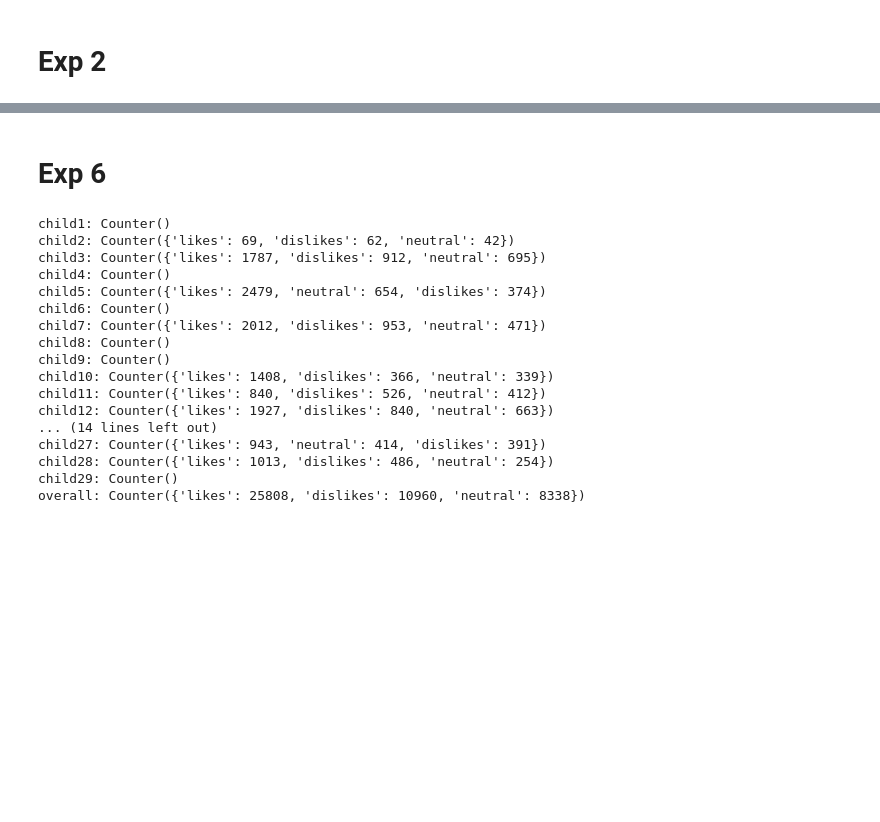
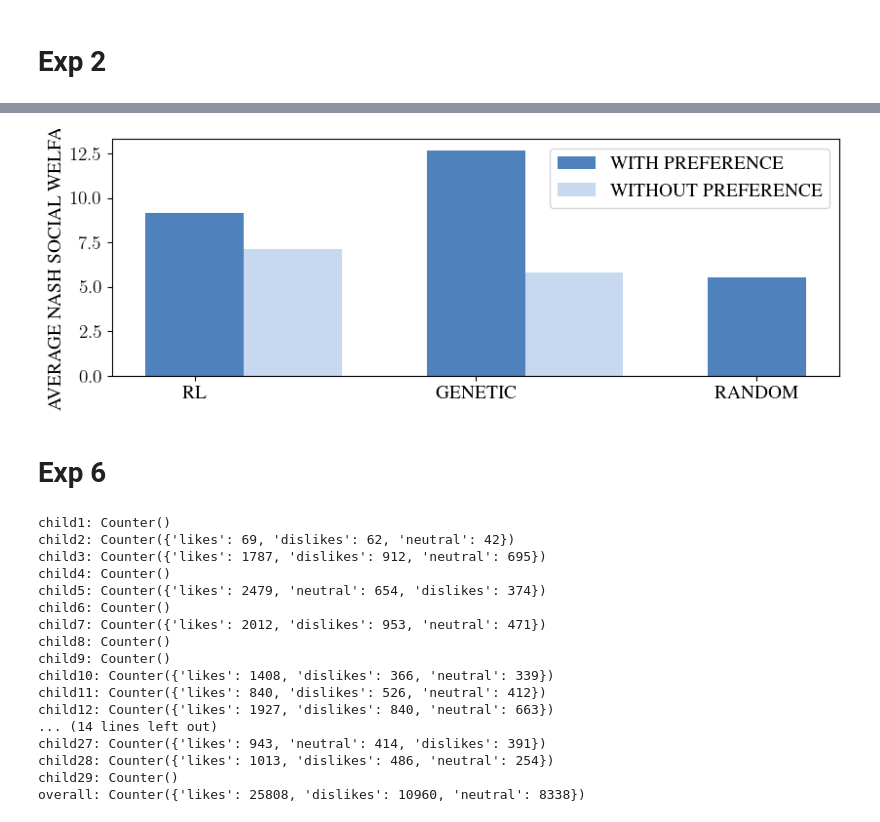
Before and after one commit to Laurie2905-JOHN/Masters_RL, a Jupyter notebook: notebooks/plotting.ipynb, the cells around one changed output, grey strips where cells are left out. Drawn from its saved outputs; the diff is of its cells as text; code cells hidden in the pictures; blank space fills up the shorter version.

Commit message:
nash social welfare tested

```diff
--- a/notebooks/plotting.ipynb
+++ b/notebooks/plotting.ipynb
@@ -2052,12 +2078,3 @@ plt.show()
 # plt.ylim([0.65, 1])
 
 # plt.show()
-# %%
-import json
-import matplotlib.pyplot as plt
-
-# Define the file path
-file_path = "/home/laurie2905/Masters Thesis/Masters_RL/scripts/preference/report_tests/saved_data/data/run_130/all_results.json"
-# Load the JSON data"
-with open(file_path, 'r') as file:
-    data = json.load(file)
@@ -3321,3 +3258,90 @@ plt.show()
+# %%
+import numpy as np
+import matplotlib.pyplot as plt
+import math
+
+# Set the academic color palette: light blue and dark blue
+colors = ['#4f81bd', '#c6d9f0', 'grey']  # Dark blue, light blue, and grey for random
+
+# Initialize lists for storing the Nash Social Welfare for each method
+rl_with = []
+rl_without = []
+genetic_with = []
+genetic_without = []
+random = None
+
+# Loop through each method in the data
+for method in data_dict.keys():
+    total_nash_social_welfare = 0
+    count = 0
+
+    # Sum the Nash Social Welfare across iterations and days
+    for iteration in range(10):
+        for day in range(1, 6):
+            utilities = data_dict[method][iteration]['predicted_utility'][str(day)].values()
+            product = math.prod(utilities)
+            n = len(utilities)
+
+            # Calculate Nash Social Welfare (geometric mean)
+            if n > 0:
+                nash_social_welfare = product ** (1 / n)
+            else:
+                nash_social_welfare = 0
+
+            total_nash_social_welfare += nash_social_welfare
+            count += 1
+
+    avg_nash_social_welfare = total_nash_social_welfare / count
+
+    # Assign the calculated average to the appropriate list
+    if 'random' in method:
+        random = avg_nash_social_welfare
+    elif 'rl' in method.lower():
+        if 'with_preference' in method:
+            rl_with.append(avg_nash_social_welfare)
+        elif 'without_preference' in method:
+            rl_without.append(avg_nash_social_welfare)
+    elif 'genetic' in method.lower():
+        if 'with_preference' in method:
+            genetic_with.append(avg_nash_social_welfare)
+        elif 'without_preference' in method:
+            genetic_without.append(avg_nash_social_welfare)
+
+# Average the results for methods that might have multiple entries
+rl_with = np.mean(rl_with) if rl_with else None
+rl_without = np.mean(rl_without) if rl_without else None
+genetic_with = np.mean(genetic_with) if genetic_with else None
+genetic_without = np.mean(genetic_without) if genetic_without else None
+
+# Prepare the data for plotting
+methods = ['RL', 'Genetic', 'Random']
+with_preferences = [rl_with, genetic_with, random]
+without_preferences = [rl_without, genetic_without]  # Exclude "None" for random
+
+# Adjust indices for plotting
+index = np.arange(len(methods))
+bar_width = 0.35  # Set the width of the bars
+
+fig, ax = plt.subplots(figsize=(8.27, 3))  # A4 size in inches: 8.27x11.69
+
+# Plot bars for "with preference" and "without preference"
+bars_with = ax.bar(index, with_preferences, bar_width, label='WITH PREFERENCE', color=colors[0])
+bars_without = ax.bar(index[:2] + bar_width, without_preferences, bar_width, label='WITHOUT PREFERENCE', color=colors[1])  # Only plot RL and Genetic
+
+# Add labels, title, and legend
+ax.set_ylabel('AVERAGE NASH SOCIAL WELFARE', fontsize=14)
+ax.set_xticks(index)
+ax.set_xticklabels([method.upper() for method in methods], rotation=0, fontsize=14)
+ax.tick_params(axis='y', labelsize=14)
+ax.legend(fontsize=14)
+
+# Adjust the layout to make space for the x-labels and legend
+plt.tight_layout()
+
+# Show the plot
+plt.show()
+# %% [output]
+[figure, added]
 # %% [markdown]
 # Exp 6
 # %%
```
Also changed, not shown: parts of 17 cells of this notebook.
